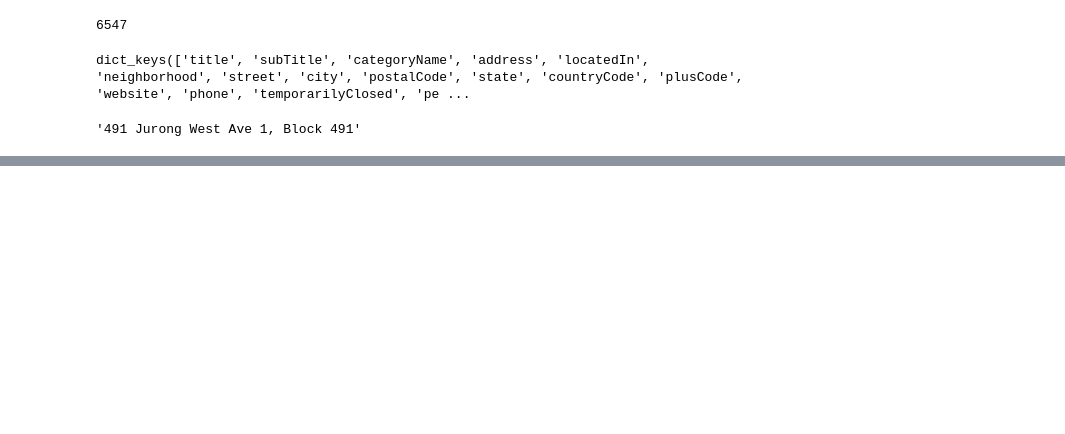
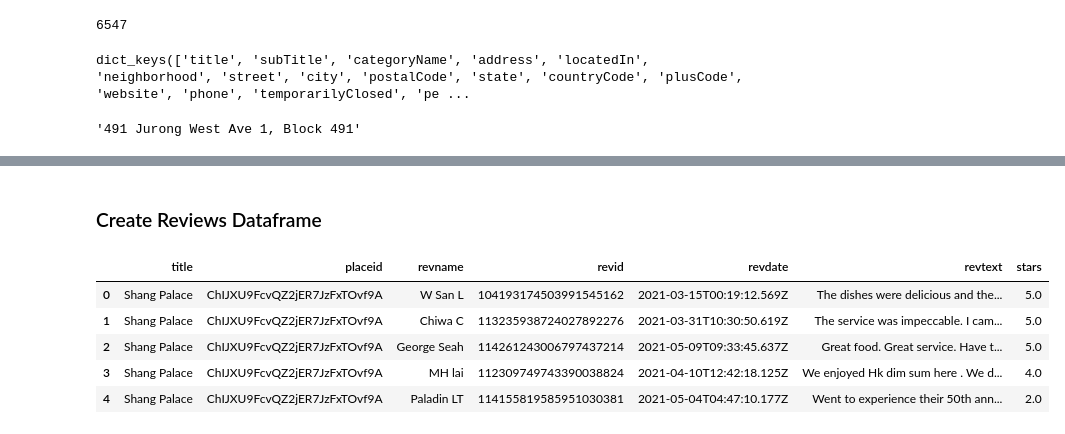
Before and after one commit to kunwon/capstone, a Jupyter notebook: code/01_data_cleaning.ipynb, the cells around one changed output, grey strips where cells are left out. Cells and saved outputs as stored; diff of their text form; code cells hidden in the pictures; blank space fills up the shorter version.

```diff
--- a/code/01_data_cleaning.ipynb
+++ b/code/01_data_cleaning.ipynb
@@ -88,3 +315,5 @@ data[0]['reviews'][0]['name']
+# %% [markdown]
+### Create Reviews Dataframe
 # %%
 rev_list = []
 for restaurant in data:
@@ -100,3 +329,12 @@ for restaurant in data:
         rev_list.append(rev_dict)
 # %%
 rev = pd.DataFrame(rev_list)
+# %%
+rev.head()
+# %% [output]
+|  | title | placeid | revname | revid | revdate | revtext | stars |
+| 0 | Shang Palace | ChIJXU9FcvQZ2jER7JzFxTOvf9A | W San L | 104193174503991545162 | 2021-03-15T00:19:12.569Z | The dishes were delicious and the... | 5.0 |
+| 1 | Shang Palace | ChIJXU9FcvQZ2jER7JzFxTOvf9A | Chiwa C | 113235938724027892276 | 2021-03-31T10:30:50.619Z | The service was impeccable. I cam... | 5.0 |
+| 2 | Shang Palace | ChIJXU9FcvQZ2jER7JzFxTOvf9A | George Seah | 114261243006797437214 | 2021-05-09T09:33:45.637Z | Great food. Great service. Have t... | 5.0 |
+| 3 | Shang Palace | ChIJXU9FcvQZ2jER7JzFxTOvf9A | MH lai | 112309749743390038824 | 2021-04-10T12:42:18.125Z | We enjoyed Hk dim sum here . We d... | 4.0 |
+| 4 | Shang Palace | ChIJXU9FcvQZ2jER7JzFxTOvf9A | Paladin LT | 114155819585951030381 | 2021-05-04T04:47:10.177Z | Went to experience their 50th ann... | 2.0 |
```
Also changed, not shown: parts of 42 cells of this notebook, 12 other files.
